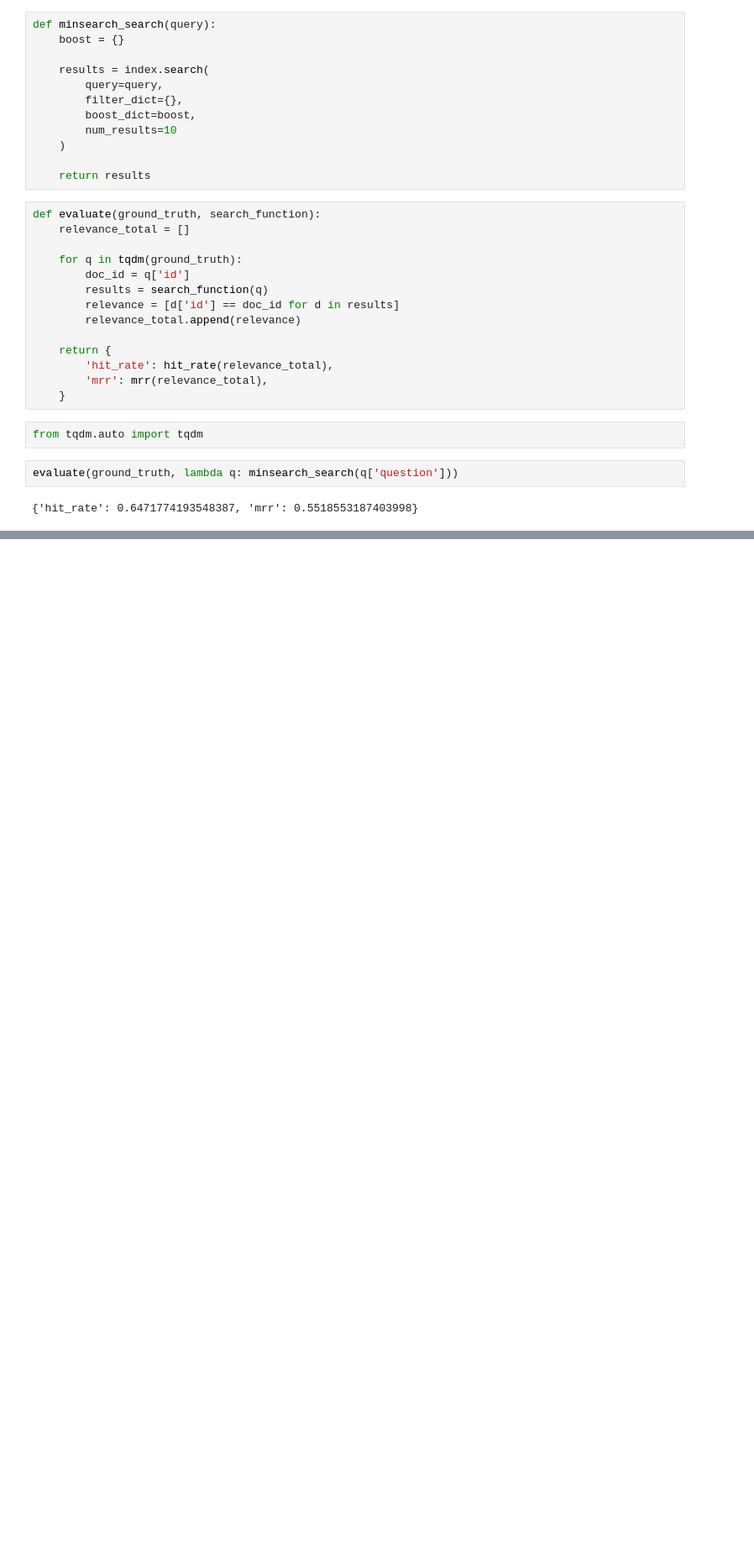
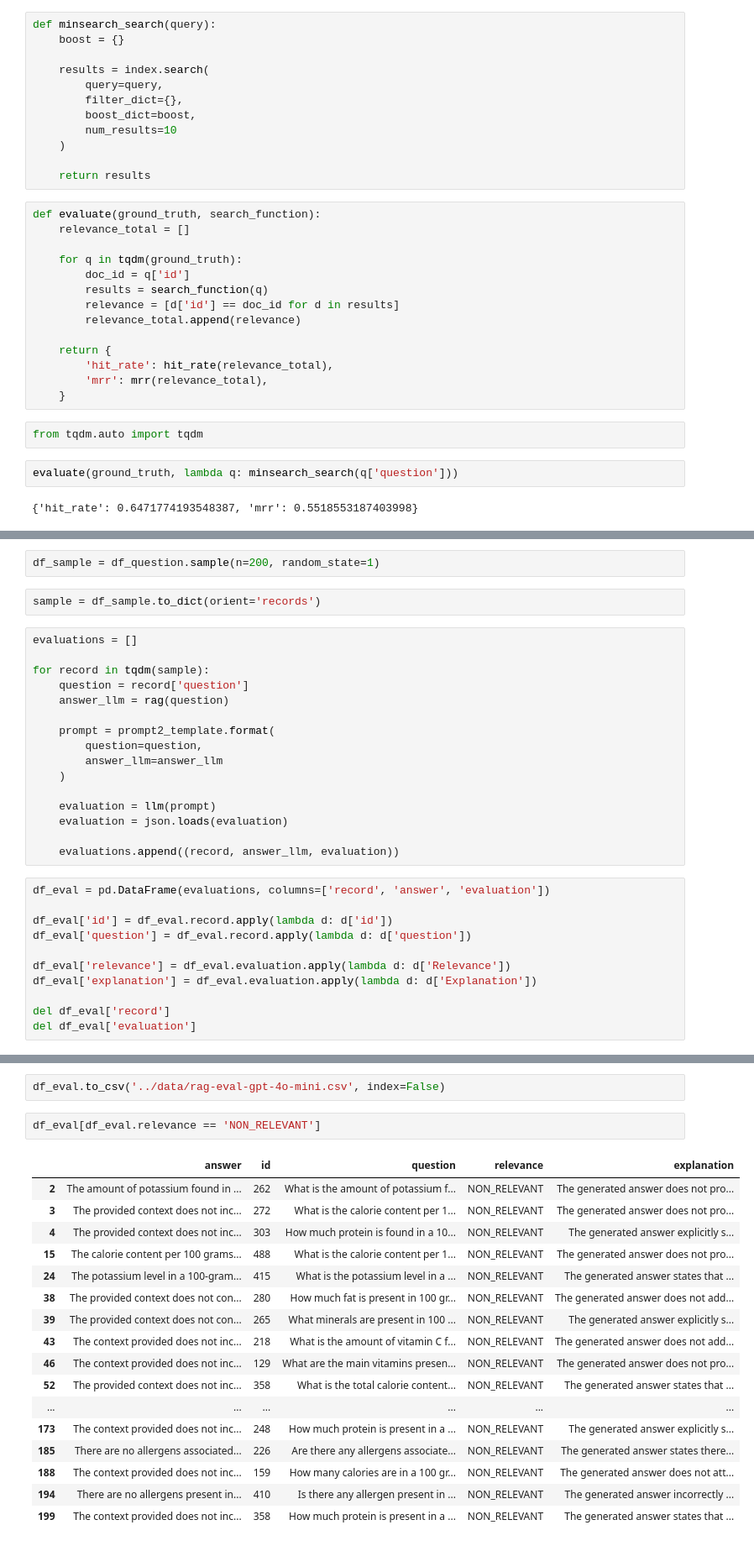
Before and after one commit to VeraTorka/LLM-assistant-RAG, a Jupyter notebook: notebooks/RAG-initial.ipynb, the cells around one changed output, grey strips where cells are left out. Shown at 84% size. Cells and saved outputs as stored; diff of their text form; blank space fills up the shorter version.

Commit message:
Data files updates

```diff
--- a/notebooks/RAG-initial.ipynb
+++ b/notebooks/RAG-initial.ipynb
@@ -203,0 +433,31 @@ evaluate(ground_truth, lambda q: minsearch_search(q['question']))
+# %%
+df_sample = df_question.sample(n=200, random_state=1)
+# %%
+sample = df_sample.to_dict(orient='records')
+# %%
+evaluations = []
+
+for record in tqdm(sample):
+    question = record['question']
+    answer_llm = rag(question)
+
+    prompt = prompt2_template.format(
+        question=question,
+        answer_llm=answer_llm
+    )
+
+    evaluation = llm(prompt)
+    evaluation = json.loads(evaluation)
+
+    evaluations.append((record, answer_llm, evaluation))
+# %%
+df_eval = pd.DataFrame(evaluations, columns=['record', 'answer', 'evaluation'])
+
+df_eval['id'] = df_eval.record.apply(lambda d: d['id'])
+df_eval['question'] = df_eval.record.apply(lambda d: d['question'])
+
+df_eval['relevance'] = df_eval.evaluation.apply(lambda d: d['Relevance'])
+df_eval['explanation'] = df_eval.evaluation.apply(lambda d: d['Explanation'])
+
+del df_eval['record']
+del df_eval['evaluation']
@@ -203,0 +480,22 @@ evaluate(ground_truth, lambda q: minsearch_search(q['question']))
+# %%
+df_eval.to_csv('../data/rag-eval-gpt-4o-mini.csv', index=False)
+# %%
+df_eval[df_eval.relevance == 'NON_RELEVANT']
+# %% [output]
+|  | answer | id | question | relevance | explanation |
+| 2 | The amount of potassium found in ... | 262 | What is the amount of potassium f... | NON_RELEVANT | The generated answer does not pro... |
+| 3 | The provided context does not inc... | 272 | What is the calorie content per 1... | NON_RELEVANT | The generated answer does not pro... |
+| 4 | The provided context does not inc... | 303 | How much protein is found in a 10... | NON_RELEVANT | The generated answer explicitly s... |
+| 15 | The calorie content per 100 grams... | 488 | What is the calorie content per 1... | NON_RELEVANT | The generated answer does not pro... |
+| 24 | The potassium level in a 100-gram... | 415 | What is the potassium level in a ... | NON_RELEVANT | The generated answer states that ... |
+| 38 | The provided context does not con... | 280 | How much fat is present in 100 gr... | NON_RELEVANT | The generated answer does not add... |
+| 39 | The provided context does not con... | 265 | What minerals are present in 100 ... | NON_RELEVANT | The generated answer explicitly s... |
+| 43 | The context provided does not inc... | 218 | What is the amount of vitamin C f... | NON_RELEVANT | The generated answer does not add... |
+| 46 | The context provided does not inc... | 129 | What are the main vitamins presen... | NON_RELEVANT | The generated answer does not pro... |
+| 52 | The provided context does not inc... | 358 | What is the total calorie content... | NON_RELEVANT | The generated answer states that ... |
+| ... | ... | ... | ... | ... | ... |
+| 173 | The context provided does not inc... | 248 | How much protein is present in a ... | NON_RELEVANT | The generated answer explicitly s... |
+| 185 | There are no allergens associated... | 226 | Are there any allergens associate... | NON_RELEVANT | The generated answer states there... |
+| 188 | The context provided does not inc... | 159 | How many calories are in a 100 gr... | NON_RELEVANT | The generated answer does not att... |
+| 194 | There are no allergens present in... | 410 | Is there any allergen present in ... | NON_RELEVANT | The generated answer incorrectly ... |
+| 199 | The context provided does not inc... | 358 | How much protein is present in a ... | NON_RELEVANT | The generated answer states that ... |
```
Also changed, not shown: parts of 25 cells of this notebook, 5 other files.
